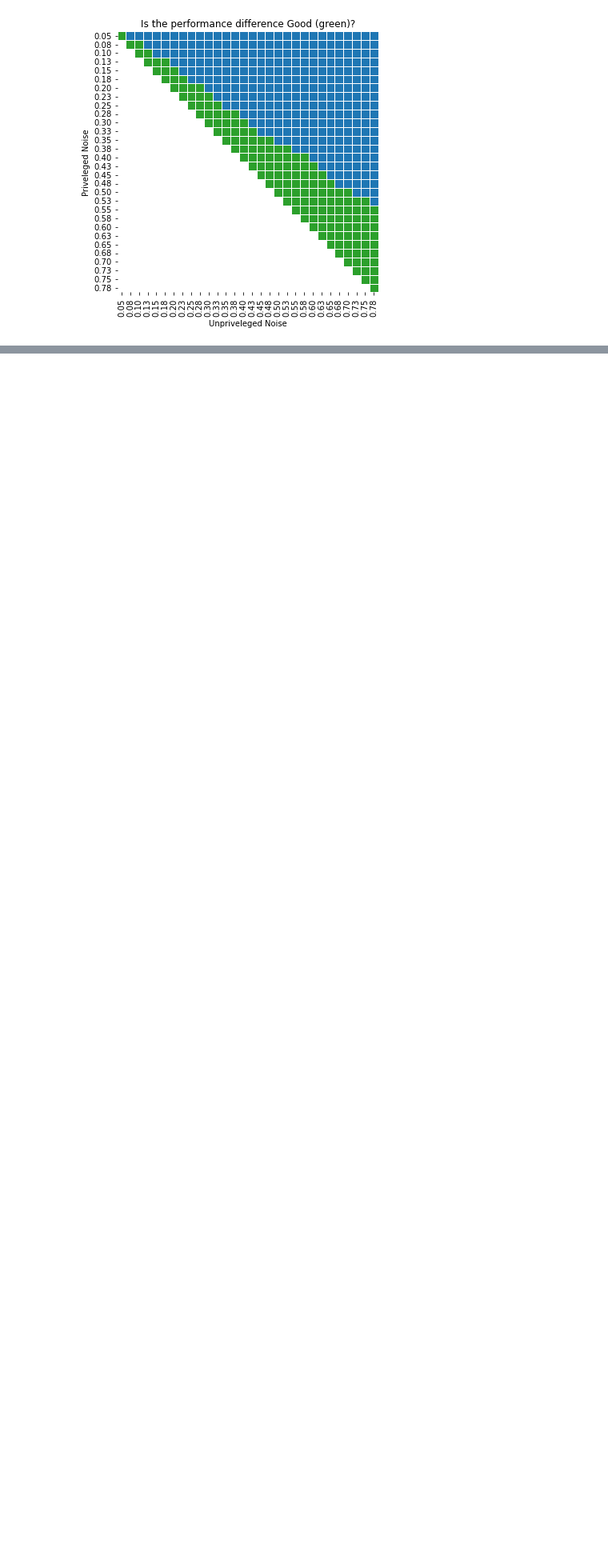
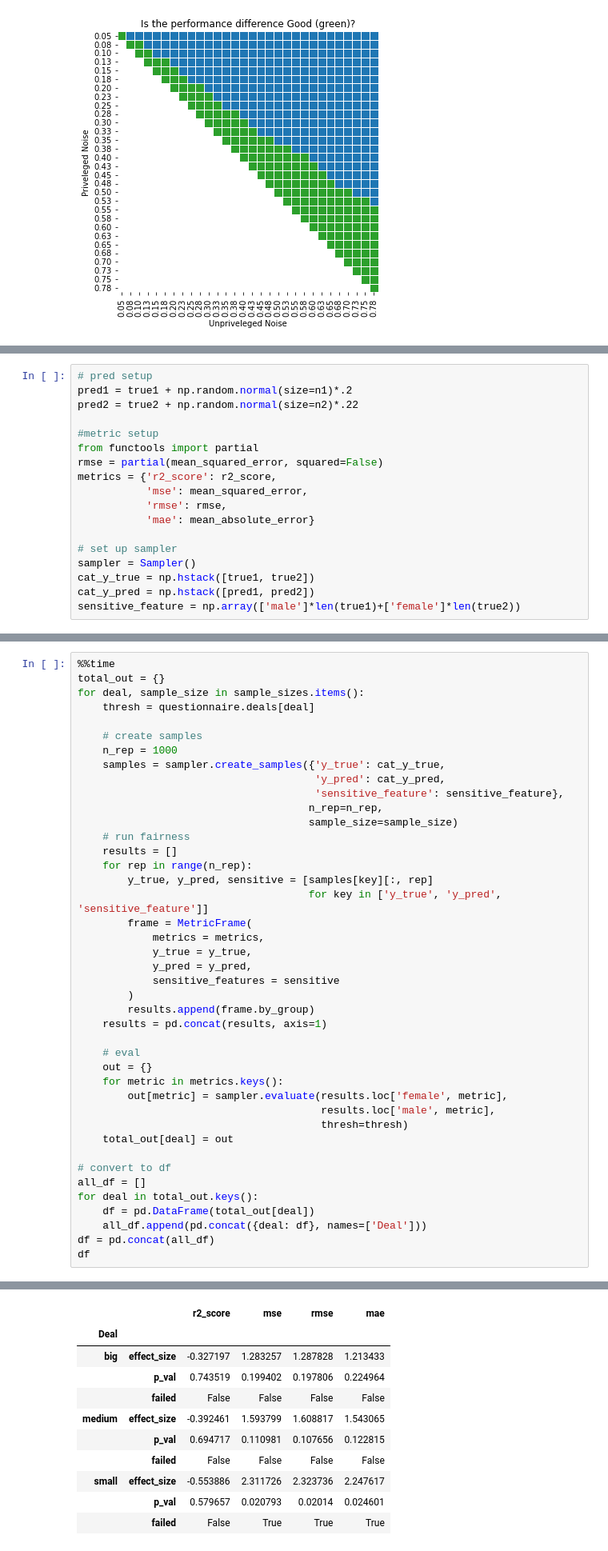
Before and after one commit to goswamig/credoai_lens, a Jupyter notebook: experimental/bootstrapping.ipynb, the cells around one changed output, grey strips where cells are left out. Shown: that part at 80% size. Cells and saved outputs as stored; diff of their text form; blank space fills up the shorter version.

```diff
--- a/experimental/bootstrapping.ipynb
+++ b/experimental/bootstrapping.ipynb
@@ -389,0 +406,18 @@ sample_sizes
+# %%
+# pred setup
+pred1 = true1 + np.random.normal(size=n1)*.2
+pred2 = true2 + np.random.normal(size=n2)*.22
+
+#metric setup
+from functools import partial
+rmse = partial(mean_squared_error, squared=False)
+metrics = {'r2_score': r2_score,
+           'mse': mean_squared_error,
+           'rmse': rmse,
+           'mae': mean_absolute_error}
+
+# set up sampler
+sampler = Sampler()
+cat_y_true = np.hstack([true1, true2])
+cat_y_pred = np.hstack([pred1, pred2])
+sensitive_feature = np.array(['male']*len(true1)+['female']*len(true2))
@@ -389,0 +448,43 @@ sample_sizes
+# %%
+%%time
+total_out = {}
+for deal, sample_size in sample_sizes.items():
+    thresh = questionnaire.deals[deal]
+
+    # create samples
+    n_rep = 1000
+    samples = sampler.create_samples({'y_true': cat_y_true,
+                                      'y_pred': cat_y_pred,
+                                      'sensitive_feature': sensitive_feature},
+                                     n_rep=n_rep,
+                                     sample_size=sample_size)
+    # run fairness
+    results = []
+    for rep in range(n_rep):
+        y_true, y_pred, sensitive = [samples[key][:, rep]
+                                     for key in ['y_true', 'y_pred', 'sensitive_feature']]
+        frame = MetricFrame(
+            metrics = metrics,
+            y_true = y_true,
+            y_pred = y_pred,
+            sensitive_features = sensitive
+        )
+        results.append(frame.by_group)
+    results = pd.concat(results, axis=1)
+
+    # eval
+    out = {}
+    for metric in metrics.keys():
+        out[metric] = sampler.evaluate(results.loc['female', metric],
+                                       results.loc['male', metric],
+                                       thresh=thresh)
+    total_out[deal] = out
+
+# convert to df
+all_df = []
+for deal in total_out.keys():
+    df = pd.DataFrame(total_out[deal])
+    all_df.append(pd.concat({deal: df}, names=['Deal']))
+df = pd.concat(all_df)
+df
+# %% [output]
@@ -389,0 +493,11 @@ sample_sizes
+|  |  | r2_score | mse | rmse | mae |
+| Deal |  |  |  |  |  |
+| big | effect_size | -0.327197 | 1.283257 | 1.287828 | 1.213433 |
+|  | p_val | 0.743519 | 0.199402 | 0.197806 | 0.224964 |
+|  | failed | False | False | False | False |
+| medium | effect_size | -0.392461 | 1.593799 | 1.608817 | 1.543065 |
+|  | p_val | 0.694717 | 0.110981 | 0.107656 | 0.122815 |
+|  | failed | False | False | False | False |
+| small | effect_size | -0.553886 | 2.311726 | 2.323736 | 2.247617 |
+|  | p_val | 0.579657 | 0.020793 | 0.02014 | 0.024601 |
+|  | failed | False | True | True | True |
```
Also changed, not shown: parts of 18 cells of this notebook, 2 other files.
